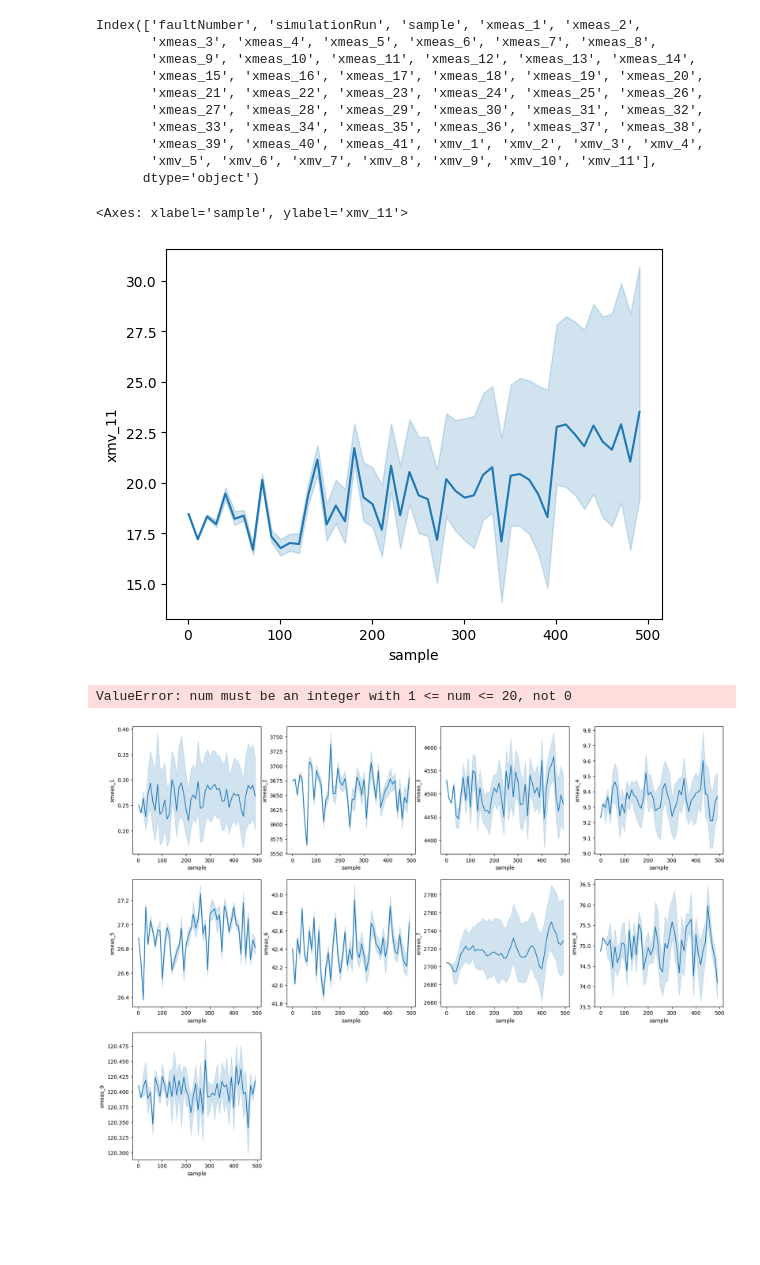
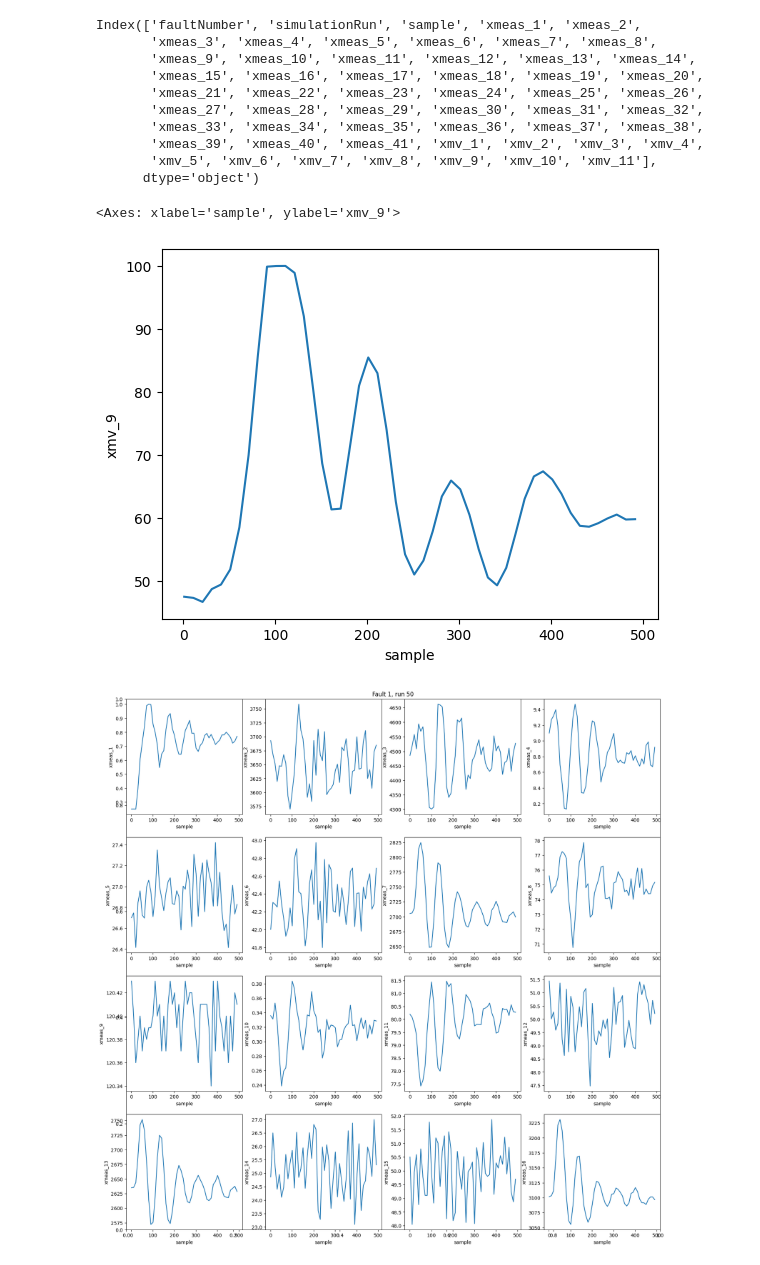
Before and after one commit to BSchelle/monitor-the-reactor, a Jupyter notebook: notebooks/EDA_bs.ipynb, the cells around one changed output. Drawn from its saved outputs; the diff is of its cells as text; code cells hidden in the pictures; blank space fills up the shorter version.

```diff
--- a/notebooks/EDA_bs.ipynb
+++ b/notebooks/EDA_bs.ipynb
@@ -102,21 +104,24 @@ Index(['faultNumber', 'simulationRun', 'sample', 'xmeas_1', 'xmeas_2',
       dtype='object')
 # %%
 # Recupération de 3 runs : 1, 50, 200 et tracé des courbes types !
-run_1 = faulty_train[faulty_train['simulationRun']==1]
-run_50 = faulty_train[faulty_train['simulationRun']==50]
-run_200 = faulty_train[faulty_train['simulationRun']==200]
+run_1 = faulty_train[(faulty_train['faultNumber']==1) & (faulty_train['simulationRun']==1)]
+run_50 = faulty_train[(faulty_train['faultNumber']==1) & (faulty_train['simulationRun']==50)]
+run_200 = faulty_train[(faulty_train['faultNumber']==1) & (faulty_train['simulationRun']==200)]
 
-sns.lineplot(data=run_1, x='sample', y='xmv_11')
+sns.lineplot(data=run_1, x='sample', y='xmv_9')
 # %% [output]
-<Axes: xlabel='sample', ylabel='xmv_11'>
+<Axes: xlabel='sample', ylabel='xmv_9'>
-[figure, old version]
+[figure, new version]
 # %%
 columns = list(faulty_train.columns)
-y_s = columns[3:3+16]
+y_s = columns[2:2+17]
 plt.figure(figsize=(20,20))
-for i in range(0,16):
-    plt.subplot(441+i)
-    sns.lineplot(data=run_1, x='sample', y=y_s[i])
+plt.title('Fault 1, run 50')
+run_50_5h = run_50.iloc[]
+for i in range(1,17):
+    plt.subplot(4, 4, i)
+    sns.lineplot(data=run_50, x='sample', y=y_s[i])
+
+plt.show()
 # %% [output]
-ValueError: num must be an integer with 1 <= num <= 20, not 0
-[figure, old version]
+[figure, new version]
```
Also changed, not shown: parts of 2 cells of this notebook.
